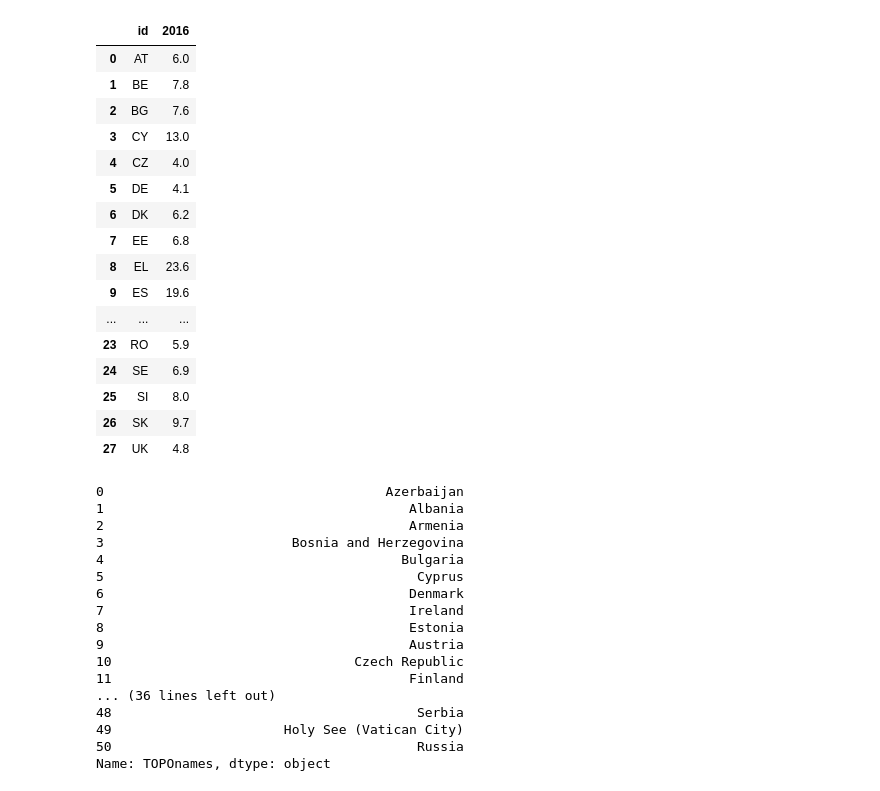
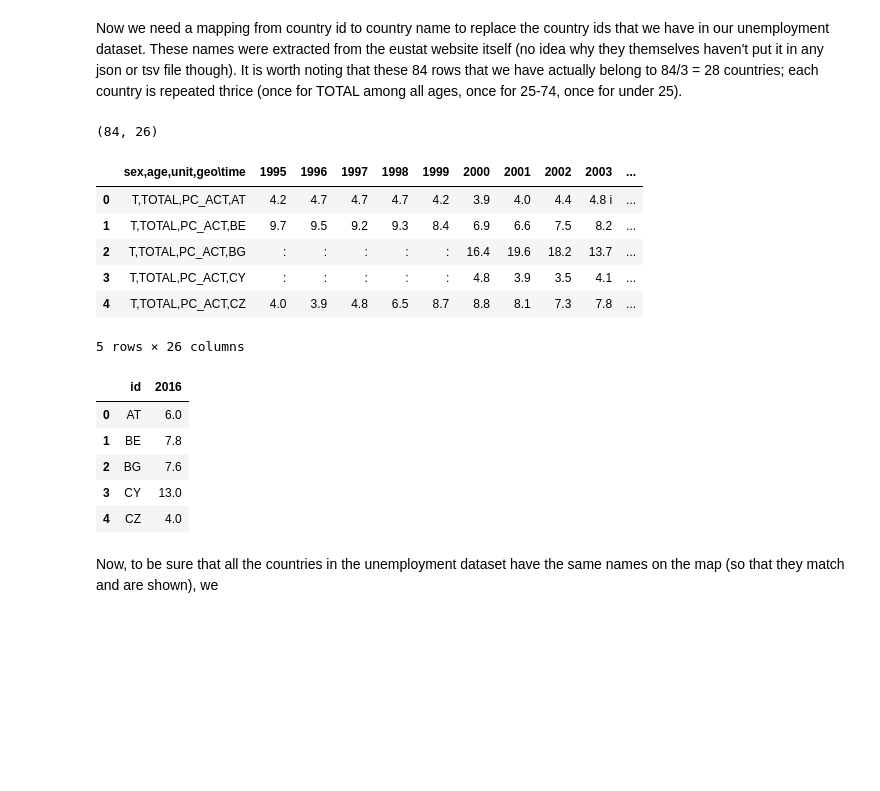
Before and after one commit to odorgergo/ada-rag, a Jupyter notebook: HW3/eustat.ipynb, the cells around one changed output. Saved outputs shown, nothing was run; the diff lists cells and outputs as text; code cells hidden in the pictures; blank space fills up the shorter version.

Commit message:
Added explanations to eustat

```diff
--- a/HW3/eustat.ipynb
+++ b/HW3/eustat.ipynb
@@ -78,41 +31,58 @@ df1
+# %% [markdown]
+Now we need a mapping from country id to country name to replace the country ids that we have in our unemployment dataset. These names were extracted from the eustat website itself (no idea why they themselves haven't put it in any json or tsv file though). It is worth noting that these 84 rows that we have actually belong to 84/3 = 28 countries; each country is repeated thrice (once for TOTAL among all ages, once for 25-74, once for under 25).
+# %%
+labels2names={
+"BE":"Belgium",
+"BG":"Bulgaria",
+"CZ":"Czech Republic",
+"DK":"Denmark",
+"DE":"Germany",
+"EE":"Estonia",
+"IE":"Ireland",
+"EL":"Greece",
+"ES":"Spain",
+"FR":"France",
+"HR":"Croatia",
+"IT":"Italy",
+"CY":"Cyprus",
+"LV":"Latvia",
+"LT":"Lithuania",
+"LU":"Luxembourg",
+"HU":"Hungary",
+"MT":"Malta",
+"NL":"Netherlands",
+"AT":"Austria",
+"PL":"Poland",
+"PT":"Portugal",
+"RO":"Romania",
+"SI":"Slovenia",
+"SK":"Slovakia",
+"FI":"Finland",
+"SE":"Sweden",
+"UK":"United Kingdom"}
+
+df1["name"]=df1["id"].replace(labels2names)
+print(df1.shape)
+df1.head()
+# %% [output]
+(84, 26)
+|  | sex,age,unit,geo\time | 1995 | 1996 | 1997 | 1998 | 1999 | 2000 | 2001 | 2002 | 2003 | ... |
+| 0 | T,TOTAL,PC_ACT,AT | 4.2 | 4.7 | 4.7 | 4.7 | 4.2 | 3.9 | 4.0 | 4.4 | 4.8 i | ... |
+| 1 | T,TOTAL,PC_ACT,BE | 9.7 | 9.5 | 9.2 | 9.3 | 8.4 | 6.9 | 6.6 | 7.5 | 8.2 | ... |
+| 2 | T,TOTAL,PC_ACT,BG | : | : | : | : | : | 16.4 | 19.6 | 18.2 | 13.7 | ... |
+| 3 | T,TOTAL,PC_ACT,CY | : | : | : | : | : | 4.8 | 3.9 | 3.5 | 4.1 | ... |
+| 4 | T,TOTAL,PC_ACT,CZ | 4.0 | 3.9 | 4.8 | 6.5 | 8.7 | 8.8 | 8.1 | 7.3 | 7.8 | ... |
+5 rows × 26 columns
 # %%
-df1.loc[df1["age"]=="TOTAL"][['id', '2016 ']]
+df1.loc[df1["age"]=="TOTAL"][['id', '2016']].head()
 # %% [output]
 |  | id | 2016 |
 | 0 | AT | 6.0 |
 | 1 | BE | 7.8 |
 | 2 | BG | 7.6 |
 | 3 | CY | 13.0 |
 | 4 | CZ | 4.0 |
-| 5 | DE | 4.1 |
-| 6 | DK | 6.2 |
-| 7 | EE | 6.8 |
-| 8 | EL | 23.6 |
-| 9 | ES | 19.6 |
-| ... | ... | ... |
-| 23 | RO | 5.9 |
-| 24 | SE | 6.9 |
-| 25 | SI | 8.0 |
-| 26 | SK | 9.7 |
-| 27 | UK | 4.8 |
+# %% [markdown]
+Now, to be sure that all the countries in the unemployment dataset have the same names on the map (so that they match and are shown), we
 # %%
 TOPOnames.name="TOPOnames"
-TOPOnames
-# %% [output]
-0                                    Azerbaijan
-1                                       Albania
-2                                       Armenia
-3                        Bosnia and Herzegovina
-4                                      Bulgaria
-5                                        Cyprus
-6                                       Denmark
-7                                       Ireland
-8                                       Estonia
-9                                       Austria
-10                               Czech Republic
-11                                      Finland
-... (36 lines left out)
-48                                       Serbia
-49                      Holy See (Vatican City)
-50                                       Russia
-Name: TOPOnames, dtype: object
```
Also changed, not shown: parts of 13 cells of this notebook.
